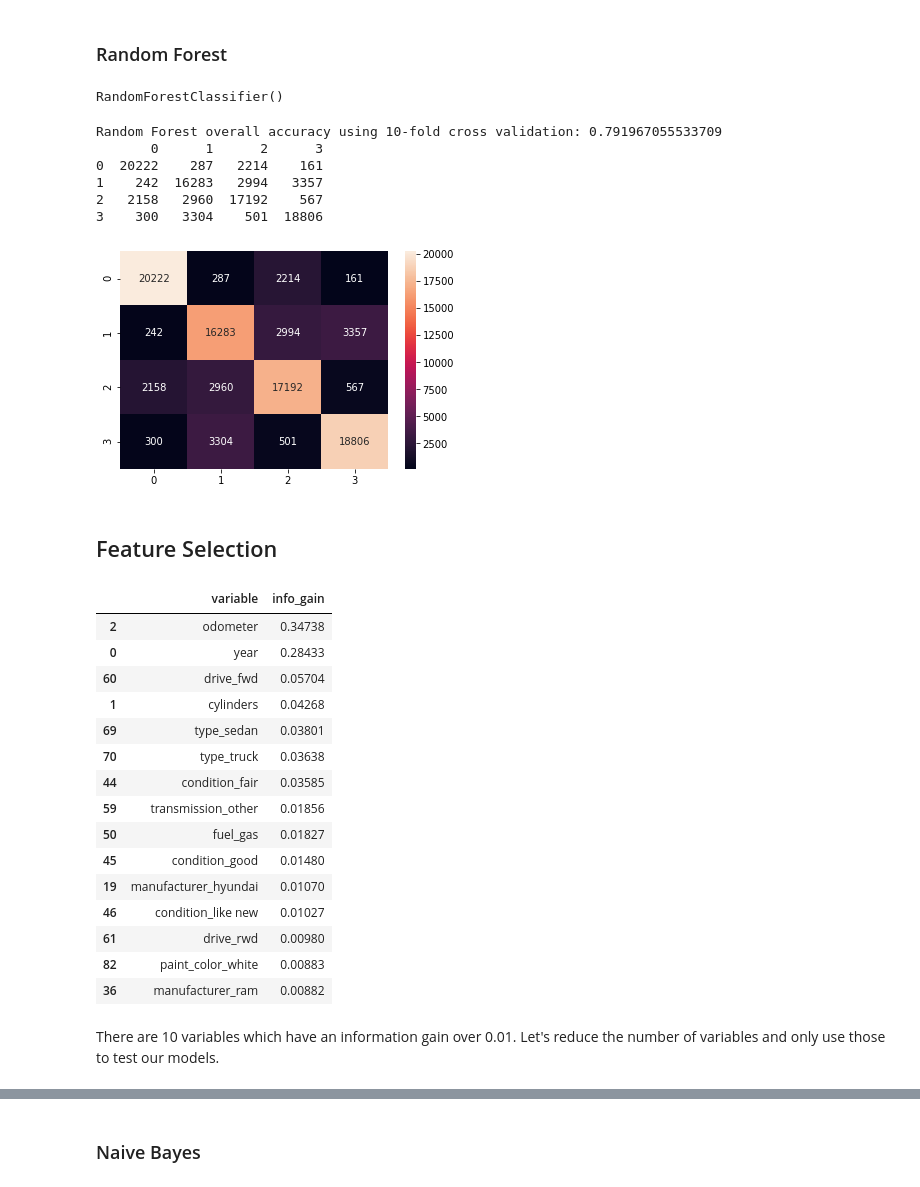
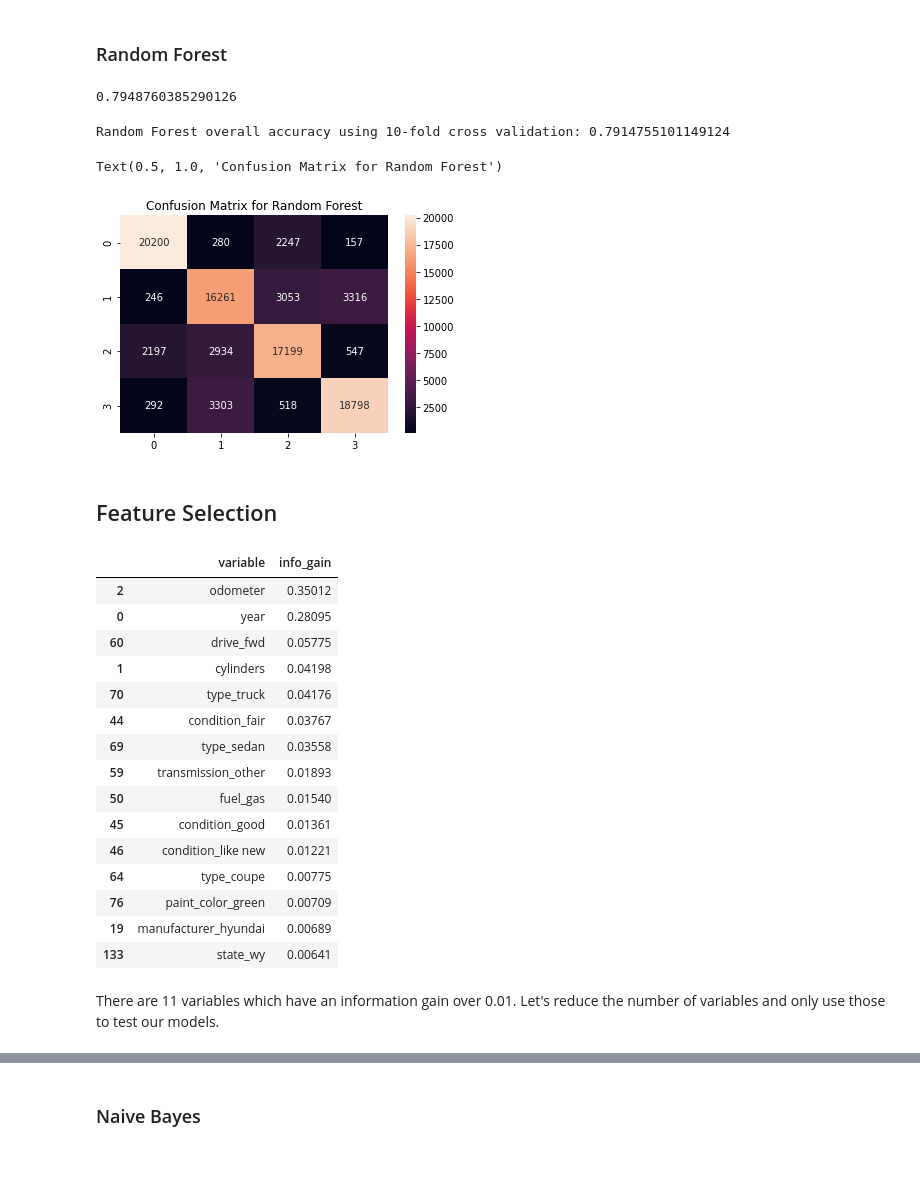
Before and after one commit to matthiasronnau/BANA-212-Final-Project, a Jupyter notebook: BANA-212 Final Project.ipynb, the cells around one changed output, grey strips where cells are left out. Drawn from its saved outputs; the diff is of its cells as text; code cells hidden in the pictures.

```diff
--- a/BANA-212 Final Project.ipynb
+++ b/BANA-212 Final Project.ipynb
@@ -729,32 +731,26 @@ Naive Bayes overall accuracy using 10-fold cross validation: 0.4511950015292524
 # %% [markdown]
 ### Random Forest
-# %%
-X = cars_price_binned.iloc[:, 1:]
-y = cars_price_binned.iloc[:, 0]
-# %%
-X_train, X_test, y_train, y_test = train_test_split(X, y, test_size = 0.33, random_state = 212)
 # %%
+#Random Forest
 model = RandomForestClassifier()
 model.fit(X_train, y_train)
 
 model.score(X_test, y_test)
 # %% [output]
-RandomForestClassifier()
+0.7948760385290126
 # %%
+#Cross validation for Random Forest
 predictions = cross_val_predict(model, X, y, cv = 10)
 print("Random Forest overall accuracy using 10-fold cross validation:", accuracy_score(y, predictions))
+
 cm = pd.DataFrame(confusion_matrix(y, predictions))
+
 sns.heatmap(cm, annot = True, fmt = "g")
-print(cm)
-#cross_val_score(RandomForestClassifier(), X, y, cv = 10).mean()
+plt.title("Confusion Matrix for Random Forest")
 # %% [output]
-Random Forest overall accuracy using 10-fold cross validation: 0.791967055533709
-       0      1      2      3
-0  20222    287   2214    161
-1    242  16283   2994   3357
-2   2158   2960  17192    567
-3    300   3304    501  18806
+Random Forest overall accuracy using 10-fold cross validation: 0.7914755101149124
+Text(0.5, 1.0, 'Confusion Matrix for Random Forest')
-[figure, old version]
+[figure, new version]
 # %% [markdown]
 ## Feature Selection
 # %%
@@ -770,21 +766,21 @@ info_gain = info_gain.iloc[:, [-1,0]].sort_values(by = "info_gain", ascending =
 info_gain.head(15)
 # %% [output]
 |  | variable | info_gain |
-| 2 | odometer | 0.34738 |
-| 0 | year | 0.28433 |
-| 60 | drive_fwd | 0.05704 |
-| 1 | cylinders | 0.04268 |
-| 69 | type_sedan | 0.03801 |
-| 70 | type_truck | 0.03638 |
-| 44 | condition_fair | 0.03585 |
-| 59 | transmission_other | 0.01856 |
-| 50 | fuel_gas | 0.01827 |
-| 45 | condition_good | 0.01480 |
-| 19 | manufacturer_hyundai | 0.01070 |
-| 46 | condition_like new | 0.01027 |
-| 61 | drive_rwd | 0.00980 |
-| 82 | paint_color_white | 0.00883 |
-| 36 | manufacturer_ram | 0.00882 |
+| 2 | odometer | 0.35012 |
+| 0 | year | 0.28095 |
+| 60 | drive_fwd | 0.05775 |
+| 1 | cylinders | 0.04198 |
+| 70 | type_truck | 0.04176 |
+| 44 | condition_fair | 0.03767 |
+| 69 | type_sedan | 0.03558 |
+| 59 | transmission_other | 0.01893 |
+| 50 | fuel_gas | 0.01540 |
+| 45 | condition_good | 0.01361 |
+| 46 | condition_like new | 0.01221 |
+| 64 | type_coupe | 0.00775 |
+| 76 | paint_color_green | 0.00709 |
+| 19 | manufacturer_hyundai | 0.00689 |
+| 133 | state_wy | 0.00641 |
 # %% [markdown]
-There are 10 variables which have an information gain over 0.01. Let's reduce the number of variables and only use those to test our models.
+There are 11 variables which have an information gain over 0.01. Let's reduce the number of variables and only use those to test our models.
 # %%
```
Also changed, not shown: parts of 44 cells of this notebook.
